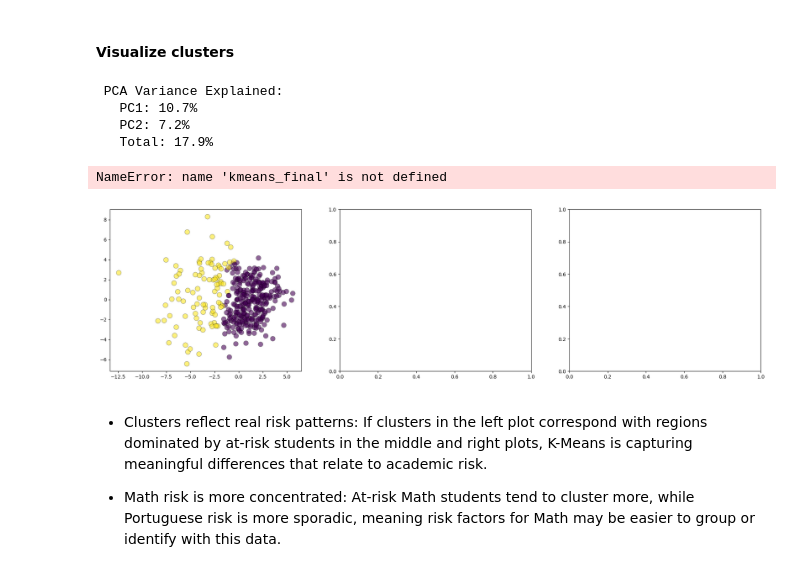
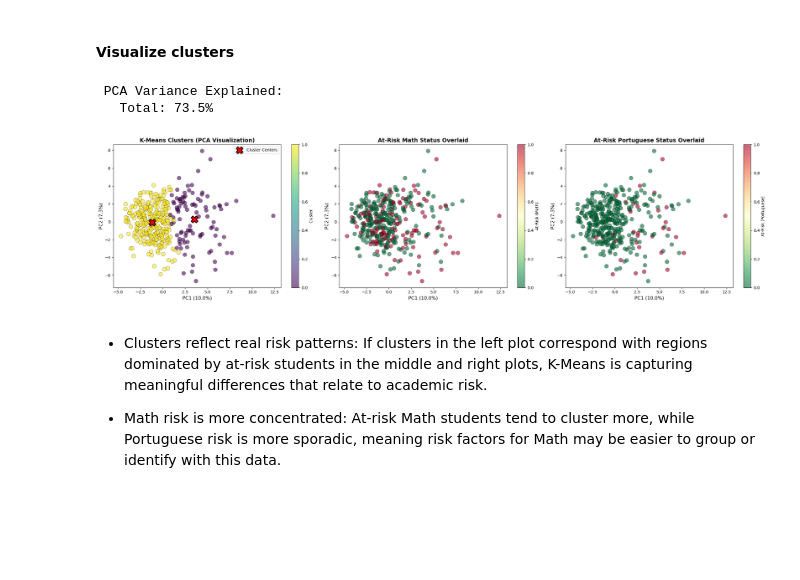
Before and after one commit to marias-25/Project, a Jupyter notebook: KNN_cluster.ipynb, the cells around one changed output. Cells and saved outputs as stored; diff of their text form; code cells hidden in the pictures; blank space fills up the shorter version.

```diff
--- a/KNN_cluster.ipynb
+++ b/KNN_cluster.ipynb
@@ -14,8 +14,8 @@ import seaborn as sns
 RANDOM_STATE = 42
 np.random.seed(RANDOM_STATE)
 # %%
-# Load the master dataset WITH prior grades (for initial exploration)
-df = pd.read_csv('student_with_grades_encoded.csv')
+# Load the master dataset WITHOUT prior grades (for initial exploration)
+df = pd.read_csv('student_without_grades_encoded.csv')
 
 #display first few rows
 df.head()
@@ -283,18 +283,14 @@ All         64.4  2.4  27.2   6.0
 # K-Means creates clusters in high dimensions
 # Use PCA to reduce to 2D for visualization
 
-pca = PCA(n_components=2, random_state=RANDOM_STATE)
+pca = PCA(n_components=18, random_state=RANDOM_STATE)
 X_pca = pca.fit_transform(X_scaled)
 
 print(f" PCA Variance Explained:")
-print(f"   PC1: {pca.explained_variance_ratio_[0]*100:.1f}%")
-print(f"   PC2: {pca.explained_variance_ratio_[1]*100:.1f}%")
 print(f"   Total: {pca.explained_variance_ratio_.sum()*100:.1f}%")
 # %% [output]
  PCA Variance Explained:
-   PC1: 10.7%
-   PC2: 7.2%
-   Total: 17.9%
+   Total: 73.5%
 # %%
 # Plot clusters in PCA space
 fig, axes = plt.subplots(1, 3, figsize=(24, 6))  # 3 plots side by side
@@ -304,41 +300,40 @@ scatter = axes[0].scatter(
     X_pca[:, 0], X_pca[:, 1], c=cluster_labels,
     cmap='viridis', s=100, alpha=0.6, edgecolors='black', linewidth=0.5)
 axes[0].scatter(
-    pca.transform(kmeans_final.cluster_centers_)[:, 0],
-    pca.transform(kmeans_final.cluster_centers_)[:, 1],
+    pca.transform(kmeans_2.cluster_centers_)[:, 0],
+    pca.transform(kmeans_2.cluster_centers_)[:, 1],
     c='red', marker='X', s=300, edgecolors='black', linewidth=2,
     label='Cluster Centers')
 axes[0].set_xlabel(f'PC1 ({pca.explained_variance_ratio_[0]*100:.1f}%)', fontsize=12)
 axes[0].set_ylabel(f'PC2 ({pca.explained_variance_ratio_[1]*100:.1f}%)', fontsize=12)
 axes[0].set_title('K-Means Clusters (PCA Visualization)', fontsize=14, fontweight='bold')
 axes[0].legend()
 plt.colorbar(scatter, ax=axes[0], label='Cluster')
 
 # --- Plot 2: At-Risk Status Overlaid (Math) ---
 at_risk_status_math = df['at_risk_math']
 scatter_math = axes[1].scatter(
     X_pca[:, 0], X_pca[:, 1], c=at_risk_status_math,
     cmap='RdYlGn_r', s=100, alpha=0.6, edgecolors='black', linewidth=0.5)
 axes[1].set_xlabel(f'PC1 ({pca.explained_variance_ratio_[0]*100:.1f}%)', fontsize=12)
 axes[1].set_ylabel(f'PC2 ({pca.explained_variance_ratio_[1]*100:.1f}%)', fontsize=12)
 axes[1].set_title('At-Risk Math Status Overlaid', fontsize=14, fontweight='bold')
 plt.colorbar(scatter_math, ax=axes[1], label='At-Risk (Math)')
 
 # --- Plot 3: At-Risk Status Overlaid (Portuguese) ---
 at_risk_status_port = df['at_risk_port']
 scatter_port = axes[2].scatter(
     X_pca[:, 0], X_pca[:, 1], c=at_risk_status_port,
     cmap='RdYlGn_r', s=100, alpha=0.6, edgecolors='black', linewidth=0.5)
 axes[2].set_xlabel(f'PC1 ({pca.explained_variance_ratio_[0]*100:.1f}%)', fontsize=12)
 axes[2].set_ylabel(f'PC2 ({pca.explained_variance_ratio_[1]*100:.1f}%)', fontsize=12)
 axes[2].set_title('At-Risk Portuguese Status Overlaid', fontsize=14, fontweight='bold')
 plt.colorbar(scatter_port, ax=axes[2], label='At-Risk (Portuguese)')
 
 plt.tight_layout()
 plt.show()
 # %% [output]
-NameError: name 'kmeans_final' is not defined
-[figure, old version]
+[figure, new version]
 # %% [markdown]
 - Clusters reflect real risk patterns: If clusters in the left plot correspond with regions dominated by at-risk students in the middle and right plots, K-Means is capturing meaningful differences that relate to academic risk.
 
```
Also changed, not shown: parts of 14 cells of this notebook.
